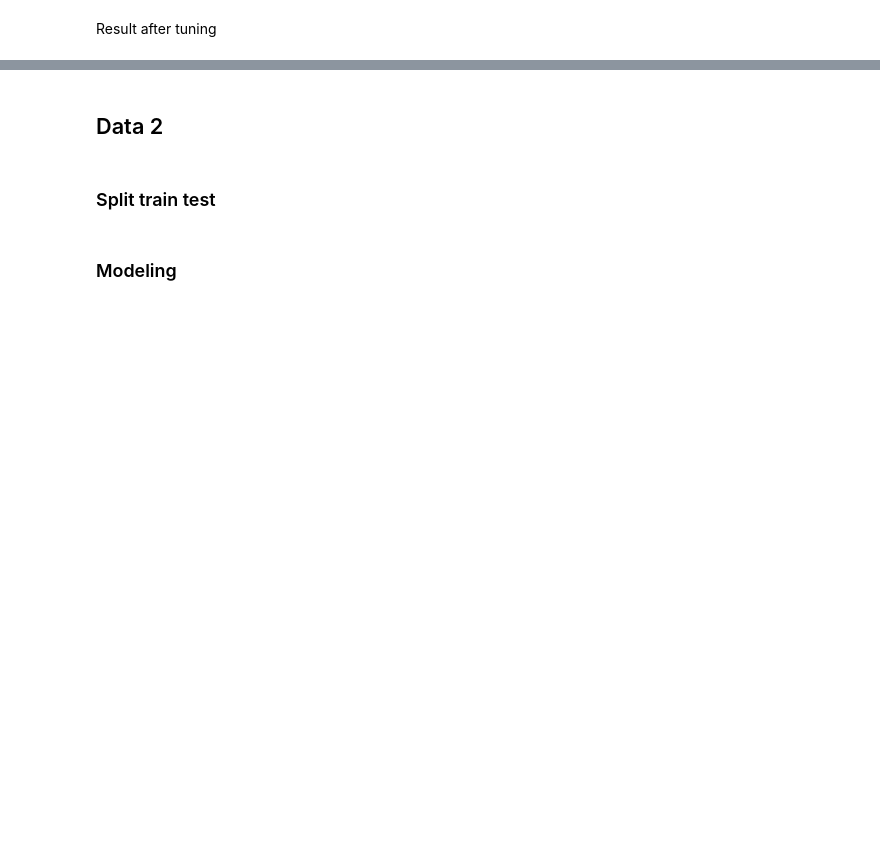
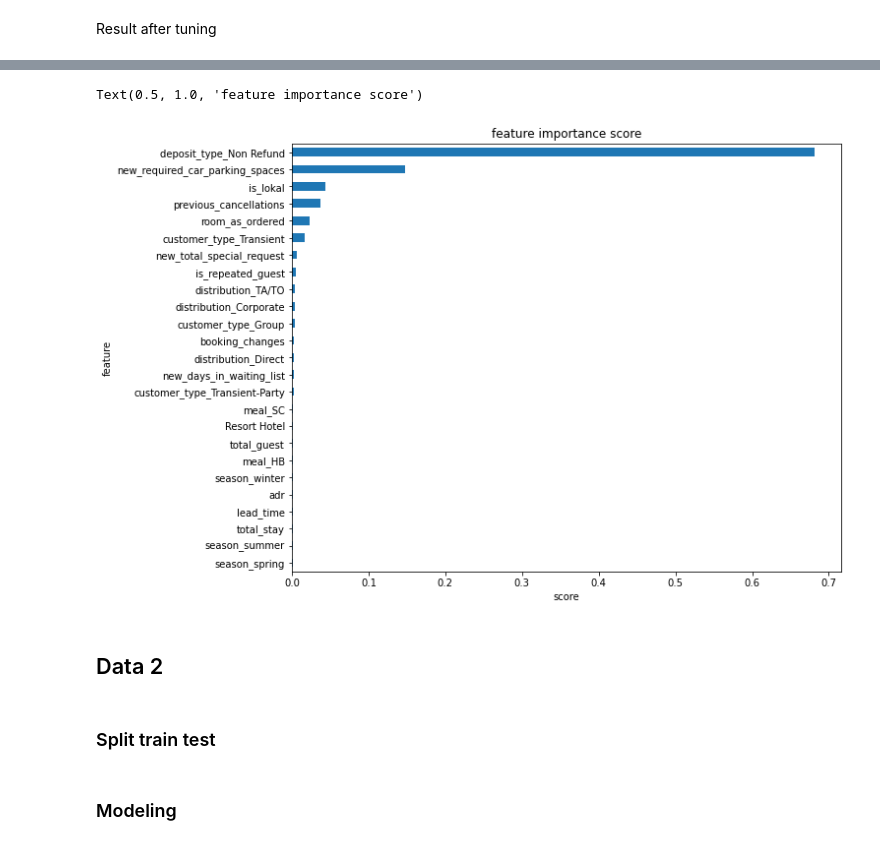
Before and after one commit to ari-mhp/FP-Rakamin-DS-MD-Hotel, a Jupyter notebook: Stage 3/stage3.ipynb, the cells around one changed output, grey strips where cells are left out. Saved outputs shown, nothing was run; the diff lists cells and outputs as text; code cells hidden in the pictures; blank space fills up the shorter version.

```diff
--- a/Stage 3/stage3.ipynb
+++ b/Stage 3/stage3.ipynb
@@ -914,2 +987,21 @@ Prediction result
 # %% [markdown]
 Tuning
+# %%
+#Menjadikan ke dalam bentuk dictionary
+hyperparameters = {
+                    'max_depth' : [int(x) for x in np.linspace(10, 110, num = 11)],
+                    'min_child_weight' : [int(x) for x in np.linspace(1, 20, num = 11)],
+                    'gamma' : [float(x) for x in np.linspace(0, 1, num = 11)],
+                    'tree_method' : ['auto', 'exact', 'approx', 'hist'],
+
+                    'colsample_bytree' : [float(x) for x in np.linspace(0, 1, num = 11)],
+                    'eta' : [float(x) for x in np.linspace(0, 1, num = 100)],
+
+                    'lambda' : [float(x) for x in np.linspace(0, 1, num = 11)],
+                    'alpha' : [float(x) for x in np.linspace(0, 1, num = 11)]
+                    }
+
+# Init
+xg1_new = XGBClassifier(random_state=42)
+xg1_tuned = RandomizedSearchCV(xg1_new, hyperparameters, cv=5, random_state=42, scoring='recall', verbose=1)
+xg1_tuned.fit(X1_train,y1_train)
@@ -918,3 +1062,14 @@ Result after tuning
+# %%
+xg1_tuned_feat = pd.Series(xg1_tuned.best_estimator_.feature_importances_, index=X1.columns)
+ax = xg1_tuned_feat.nlargest(25).plot(kind='barh', figsize=(10, 8))
+ax.invert_yaxis()
+
+plt.xlabel('score')
+plt.ylabel('feature')
+plt.title('feature importance score')
+# %% [output]
+Text(0.5, 1.0, 'feature importance score')
+[figure, added]
 # %% [markdown]
 ## Data 2
 # %%
```
Also changed, not shown: parts of 20 cells of this notebook.
